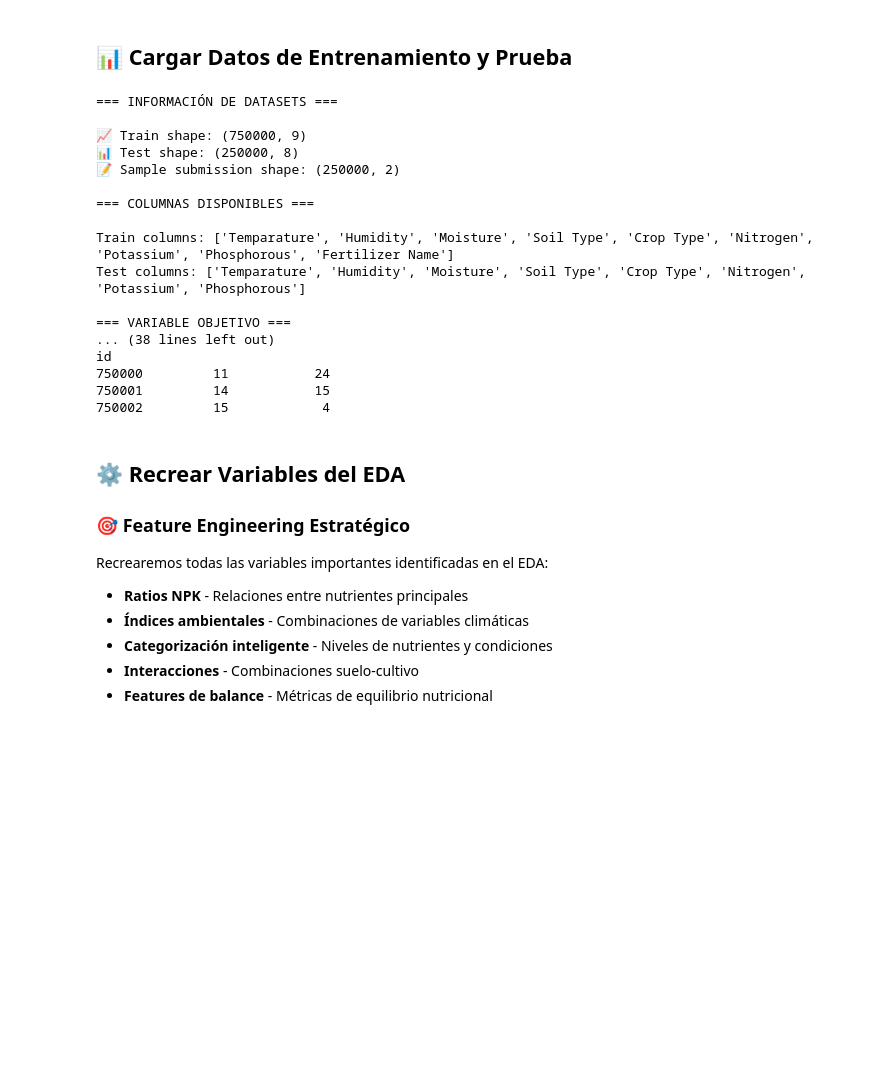
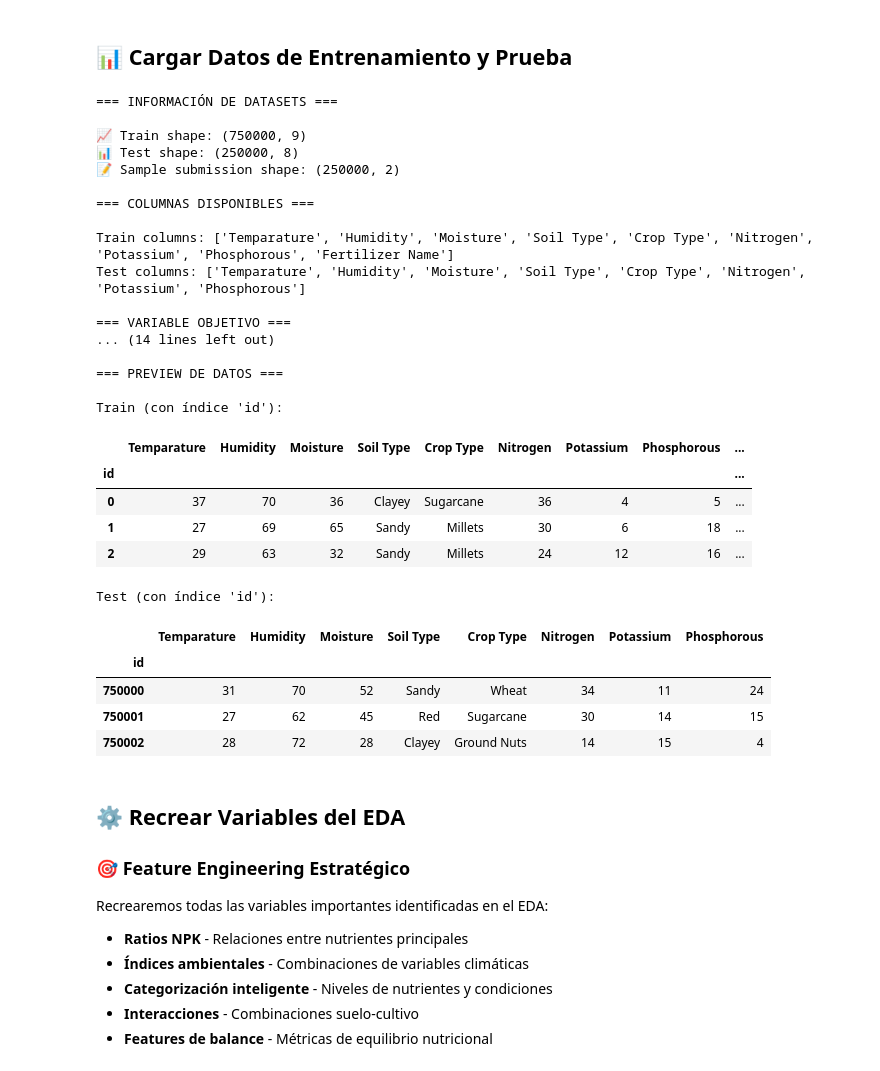
Before and after one commit to felixpradoh/kaggle-playground-series-s5e6, a Jupyter notebook: notebooks/02_preprocessing.ipynb, the cells around one changed output. Cells and saved outputs as stored; diff of their text form; code cells hidden in the pictures; blank space fills up the shorter version.

```diff
--- a/notebooks/02_preprocessing.ipynb
+++ b/notebooks/02_preprocessing.ipynb
@@ -63,40 +62,51 @@ print(f"Distribución target (top 5):")
 print(train_df['Fertilizer Name'].value_counts().head())
 
 # Verificar consistencia entre train y test
 print("\n=== VERIFICACIÓN DE CONSISTENCIA ===\n")
 train_cols = set(train_df.columns) - {'Fertilizer Name'}
 test_cols = set(test_df.columns)  # test ya no tiene 'id' como columna (es el índice)
 
 if train_cols == test_cols:
     print("✅ Train y test tienen las mismas features")
 else:
     print("⚠️ Diferencias en columnas:")
     print(f"  Solo en train: {train_cols - test_cols}")
     print(f"  Solo en test: {test_cols - train_cols}")
 
 print("\n=== PREVIEW DE DATOS ===\n")
 print("Train (con índice 'id'):")
-print(train_df.head(3))
+display(train_df.head(3))
 print("\nTest (con índice 'id'):")
-print(test_df.head(3))
+display(test_df.head(3))
 # %% [output]
 === INFORMACIÓN DE DATASETS ===
 
 📈 Train shape: (750000, 9)
 📊 Test shape: (250000, 8)
 📝 Sample submission shape: (250000, 2)
 
 === COLUMNAS DISPONIBLES ===
 
 Train columns: ['Temparature', 'Humidity', 'Moisture', 'Soil Type', 'Crop Type', 'Nitrogen', 'Potassium', 'Phosphorous', 'Fertilizer Name']
 Test columns: ['Temparature', 'Humidity', 'Moisture', 'Soil Type', 'Crop Type', 'Nitrogen', 'Potassium', 'Phosphorous']
 
 === VARIABLE OBJETIVO ===
-... (38 lines left out)
-id
-750000         11           24
-750001         14           15
-750002         15            4
+... (14 lines left out)
+
+=== PREVIEW DE DATOS ===
+
+Train (con índice 'id'):
+|  | Temparature | Humidity | Moisture | Soil Type | Crop Type | Nitrogen | Potassium | Phosphorous | ... |
+| id |  |  |  |  |  |  |  |  | ... |
+| 0 | 37 | 70 | 36 | Clayey | Sugarcane | 36 | 4 | 5 | ... |
+| 1 | 27 | 69 | 65 | Sandy | Millets | 30 | 6 | 18 | ... |
+| 2 | 29 | 63 | 32 | Sandy | Millets | 24 | 12 | 16 | ... |
+Test (con índice 'id'):
+|  | Temparature | Humidity | Moisture | Soil Type | Crop Type | Nitrogen | Potassium | Phosphorous |
+| id |  |  |  |  |  |  |  |  |
+| 750000 | 31 | 70 | 52 | Sandy | Wheat | 34 | 11 | 24 |
+| 750001 | 27 | 62 | 45 | Red | Sugarcane | 30 | 14 | 15 |
+| 750002 | 28 | 72 | 28 | Clayey | Ground Nuts | 14 | 15 | 4 |
 # %% [markdown]
 ## ⚙️ Recrear Variables del EDA
 
```
Also changed, not shown: parts of 7 cells of this notebook, 13 other files.
